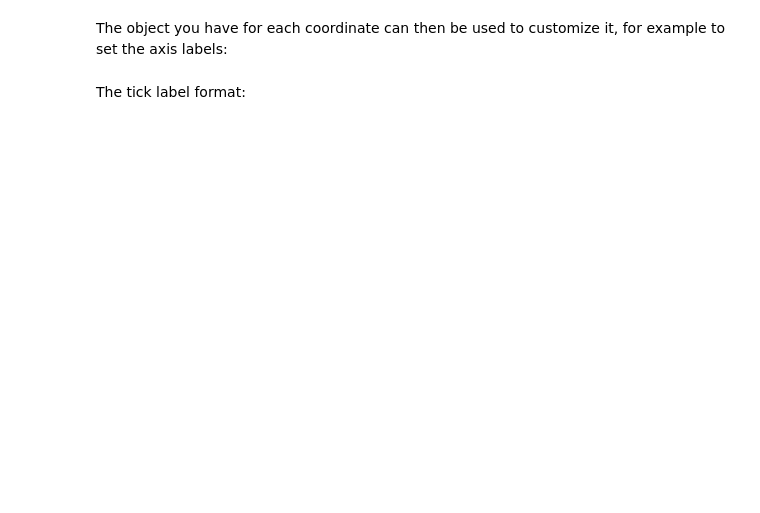
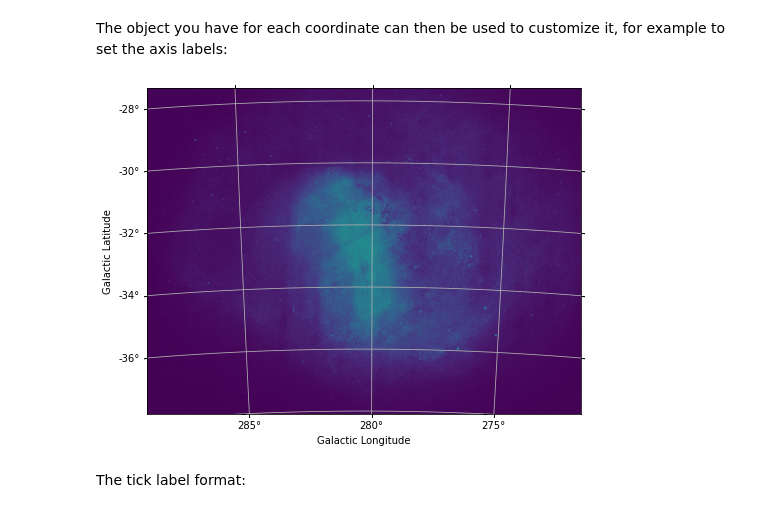
Before and after one commit to bsipocz/ASTR497, a Jupyter notebook: astropy_notebooks/08-wcsaxes.ipynb, the cells around one changed output. Saved outputs shown, nothing was run; the diff lists cells and outputs as text; code cells hidden in the pictures; blank space fills up the shorter version.

```diff
--- a/astropy_notebooks/08-wcsaxes.ipynb
+++ b/astropy_notebooks/08-wcsaxes.ipynb
@@ -52,2 +69,5 @@ Once you have a plot initialized, you can access the ``ax.coords`` property whic
 # %% [markdown]
 or, in the case of common coordinate systems, by their name:
+# %%
+lon = ax.coords['glon']
+lat = ax.coords['glat']
@@ -54,4 +87,10 @@ or, in the case of common coordinate systems, by their name:
 # %% [markdown]
 The object you have for each coordinate can then be used to customize it, for example to set the axis labels:
+# %%
+lon.set_axislabel('Galactic Longitude')
+lat.set_axislabel('Galactic Latitude')
+ax.figure
+# %% [output]
+[figure, added]
 # %% [markdown]
 The tick label format:
```
Also changed, not shown: parts of 21 cells of this notebook, 3 other files.
